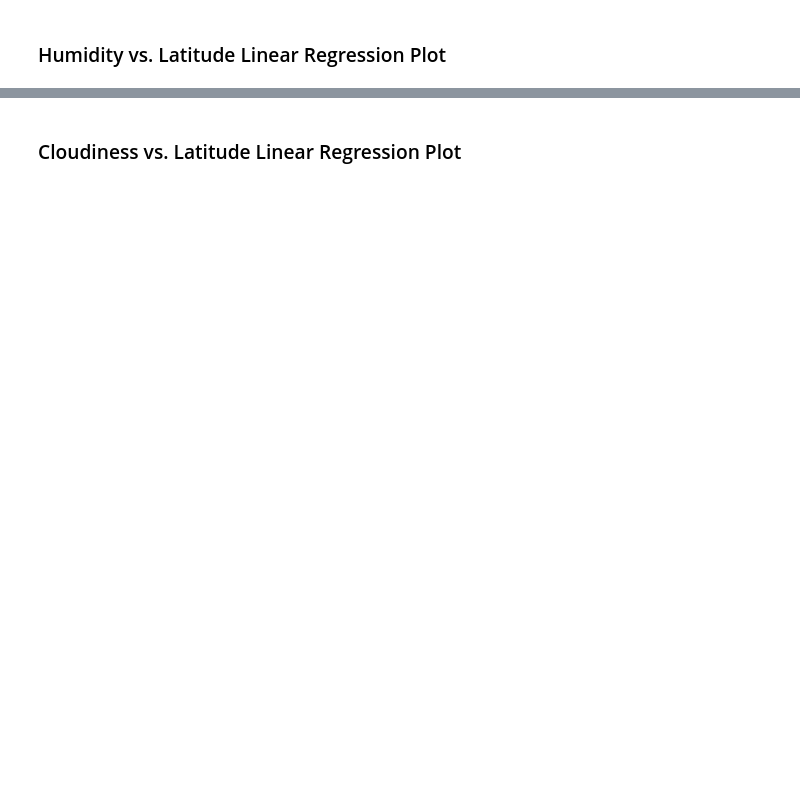
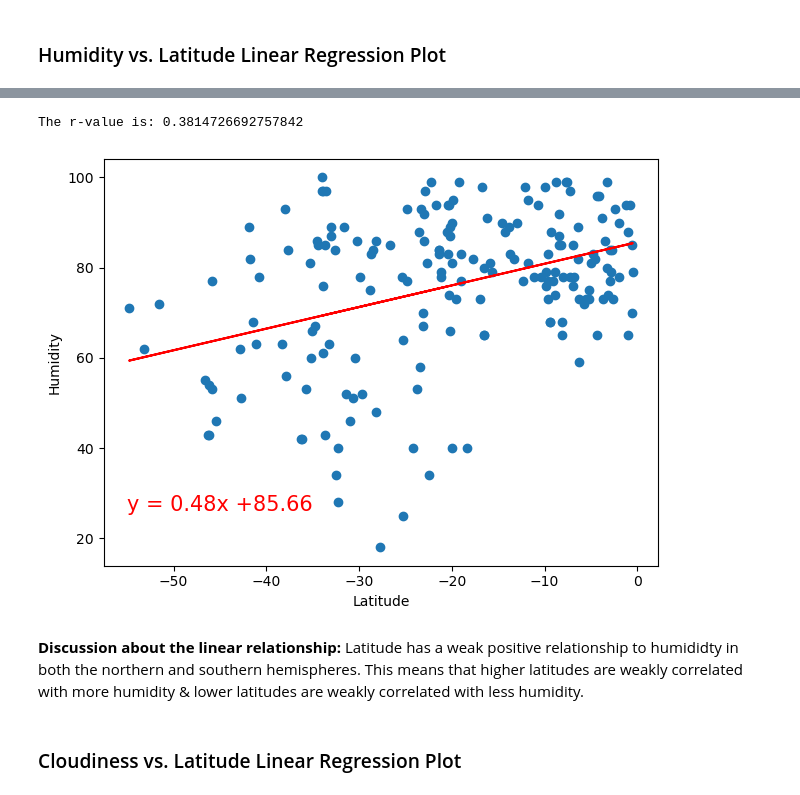
Before and after one commit to samipete/WeatherPy-VacationPy, a Jupyter notebook: Weather_VacationPy/WeatherPy.ipynb, the cells around one changed output, grey strips where cells are left out. Cells and saved outputs as stored; diff of their text form; code cells hidden in the pictures; blank space fills up the shorter version.

```diff
--- a/Weather_VacationPy/WeatherPy.ipynb
+++ b/Weather_VacationPy/WeatherPy.ipynb
@@ -349,2 +353,10 @@ The r-value is: -0.8116490889691045
+# %%
+# Southern Hemisphere
+linreg_eq(southern_hemi_df['Lat'], southern_hemi_df['Humidity'],(-55,26), 'Latitude', 'Humidity' )
+# %% [output]
+The r-value is: 0.3814726692757842
+[figure, added]
+# %% [markdown]
+**Discussion about the linear relationship:** Latitude has a weak positive relationship to humididty in both the northern and southern hemispheres. This means that higher latitudes are weakly correlated with more humidity & lower latitudes are weakly correlated with less humidity.
 # %% [markdown]
 ### Cloudiness vs. Latitude Linear Regression Plot
```
Also changed, not shown: parts of 17 cells of this notebook.
